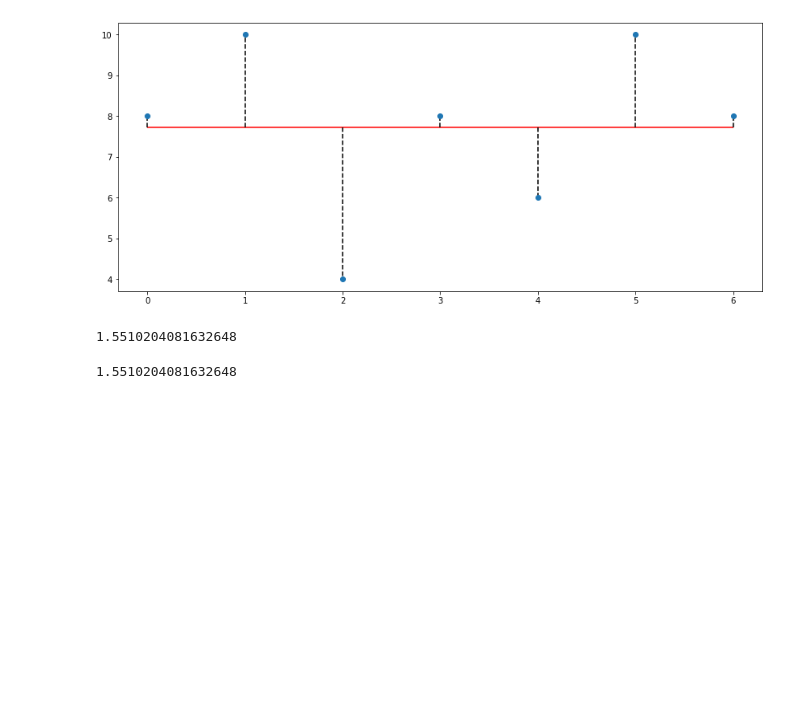
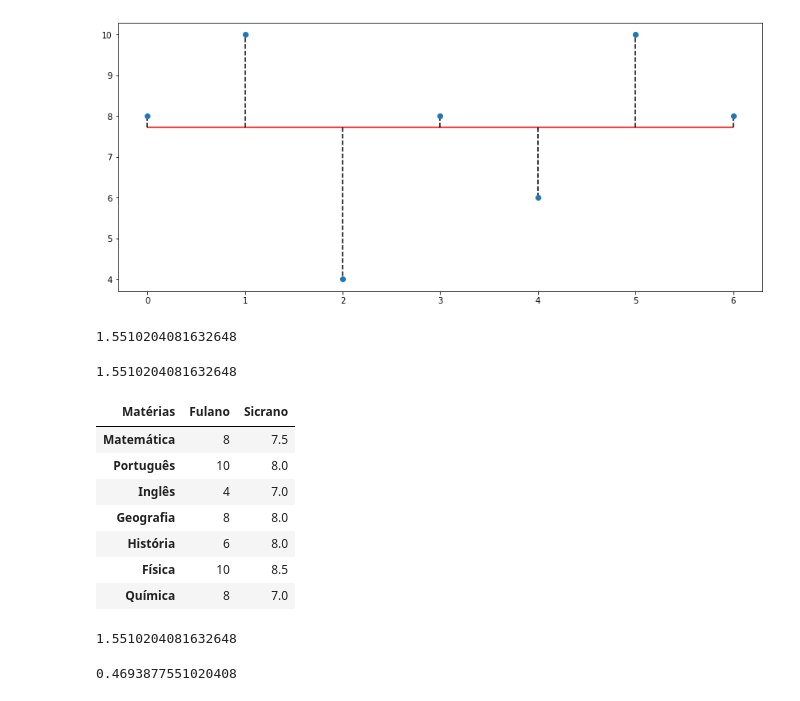
Before and after one commit to juliaborgess18/desvio-medio-absoluto, a Jupyter notebook: desvio_medio_absoluto.ipynb, the cells around one changed output. Saved outputs shown, nothing was run; the diff lists cells and outputs as text; code cells hidden in the pictures; blank space fills up the shorter version.

```diff
--- a/desvio_medio_absoluto.ipynb
+++ b/desvio_medio_absoluto.ipynb
@@ -99,3 +99,50 @@ desvio_medio_absoluto = notas_fulano['Fulano'].mad() #Desvio Medio Absoluto
 desvio_medio_absoluto
 # %% [output]
 1.5510204081632648
+# %%
+#Criando df sem ser pela planilha Excel
+
+df = pd.DataFrame(data = {'Fulano': [8, 10, 4, 8, 6, 10, 8],
+                          'Sicrano': [7.5, 8, 7, 8, 8, 8.5, 7]},
+                  index = ['Matemática',
+                           'Português',
+                           'Inglês',
+                           'Geografia',
+                           'História',
+                           'Física',
+                           'Química'])
+df.rename_axis('Matérias', axis = 'columns', inplace = True)
+df
+# %% [output]
+| Matérias | Fulano | Sicrano |
+| Matemática | 8 | 7.5 |
+| Português | 10 | 8.0 |
+| Inglês | 4 | 7.0 |
+| Geografia | 8 | 8.0 |
+| História | 6 | 8.0 |
+| Física | 10 | 8.5 |
+| Química | 8 | 7.0 |
+# %%
+#Aluno Fulano
+notas_fulano = df[["Fulano"]]
+nota_media_fulano = notas_fulano.mean()[0]
+notas_fulano['Desvio'] = notas_fulano["Fulano"] - nota_media_fulano
+notas_fulano['Desvio'] = notas_fulano['Desvio'].abs()
+notas_fulano
+notas_fulano['Desvio'].mean()
+# %% [output]
+1.5510204081632648
+# %%
+#Aluno Sicrano
+notas_sicrano = df[["Sicrano"]]
+nota_media_sicrano = notas_sicrano.mean()[0]
+nota_media_sicrano
+notas_sicrano['Desvio'] = notas_sicrano["Sicrano"] - nota_media_sicrano
+notas_sicrano
+notas_sicrano['Desvio'] = notas_sicrano["Sicrano"] - nota_media_sicrano
+notas_sicrano.abs()
+notas_sicrano["Desvio"] = notas_sicrano['Desvio'].abs()
+notas_sicrano
+notas_sicrano['Desvio'].mean()
+# %% [output]
+0.4693877551020408
```
Also changed, not shown: 1 other file.
